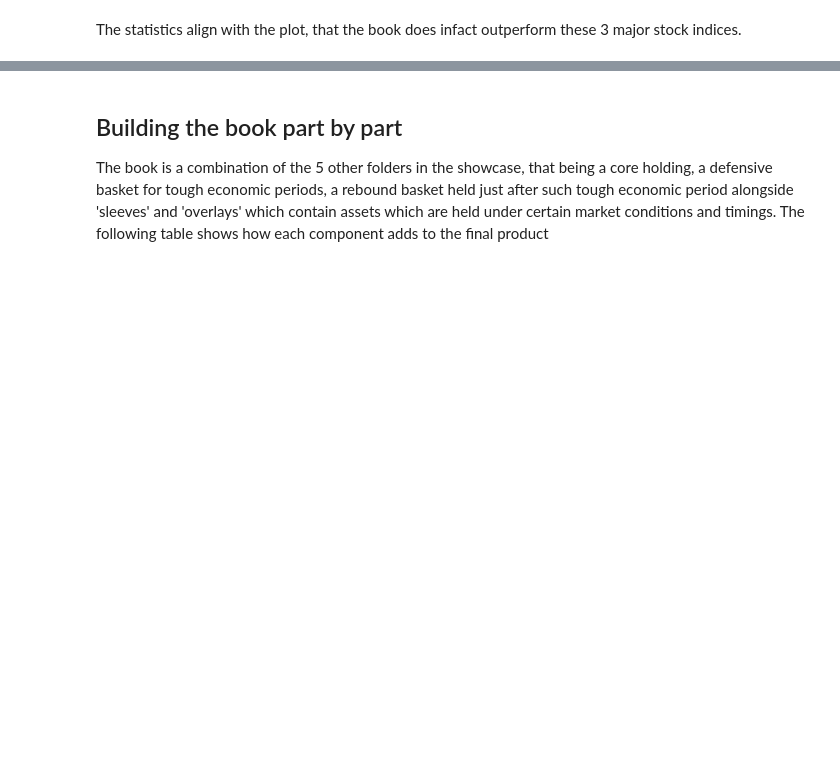
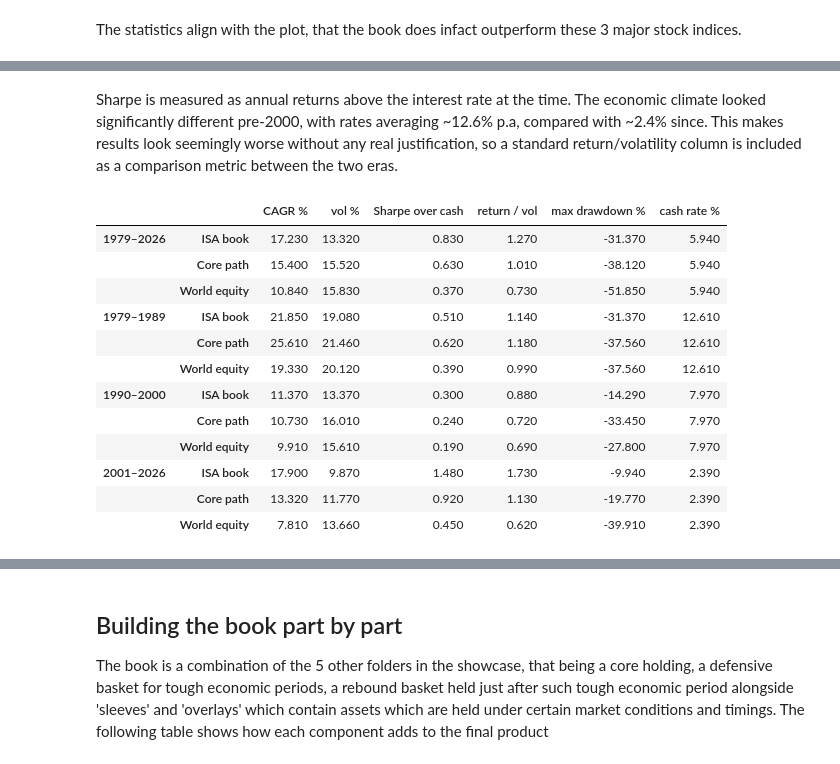
Before and after one commit to oscar-lewis-3333/trading-portfolio, a Jupyter notebook: isa_portfolio/isa_showcase/allocator/showcase.ipynb, the cells around one changed output, grey strips where cells are left out. Drawn from its saved outputs; the diff is of its cells as text; code cells hidden in the pictures; blank space fills up the shorter version.

Commit message:
Showcase: 1979-2026 history, forward Sharpe estimate: 0.9-1.3

```diff
--- a/isa_portfolio/isa_showcase/allocator/showcase.ipynb
+++ b/isa_portfolio/isa_showcase/allocator/showcase.ipynb
@@ -53,0 +67,32 @@ The statistics align with the plot, that the book does infact outperform these 3
+# %% [markdown]
+Sharpe is measured as annual returns above the interest rate at the time. The economic climate looked significantly different pre-2000, with rates averaging ~12.6% p.a, compared with ~2.4% since. This makes results look seemingly worse without any real justification, so a standard return/volatility column is included as a comparison metric between the two eras.
+# %%
+def period_stats(x, col):
+    r, n = x[col], len(x)
+    w = (1 + r).cumprod()
+    vol = r.std() * np.sqrt(12)
+    ex = r - x["cash"]
+    return {"CAGR %": 100 * ((1 + r).prod() ** (12 / n) - 1), "vol %": 100 * vol,
+            "Sharpe over cash": ex.mean() / ex.std() * np.sqrt(12), "return / vol": r.mean() * 12 / vol,
+            "max drawdown %": 100 * (w / w.cummax() - 1).min(),
+            "cash rate %": 100 * ((1 + x["cash"]).prod() ** (12 / n) - 1)}
+
+periods = {"1979–2026": ("1979", "2026"), "1979–1989": ("1979", "1989"),
+           "1990–2000": ("1990", "2001-01"), "2001–2026": ("2001-02", "2026")}
+rows = {(p, name): period_stats(L.loc[a:b], col) for p, (a, b) in periods.items()
+        for name, col in [("ISA book", "book"), ("Core path", "core_path"), ("World equity", "world_equity")]}
+pd.DataFrame(rows).T.round(2)
+# %% [output]
+|  |  | CAGR % | vol % | Sharpe over cash | return / vol | max drawdown % | cash rate % |
+| 1979–2026 | ISA book | 17.230 | 13.320 | 0.830 | 1.270 | -31.370 | 5.940 |
+|  | Core path | 15.400 | 15.520 | 0.630 | 1.010 | -38.120 | 5.940 |
+|  | World equity | 10.840 | 15.830 | 0.370 | 0.730 | -51.850 | 5.940 |
+| 1979–1989 | ISA book | 21.850 | 19.080 | 0.510 | 1.140 | -31.370 | 12.610 |
+|  | Core path | 25.610 | 21.460 | 0.620 | 1.180 | -37.560 | 12.610 |
+|  | World equity | 19.330 | 20.120 | 0.390 | 0.990 | -37.560 | 12.610 |
+| 1990–2000 | ISA book | 11.370 | 13.370 | 0.300 | 0.880 | -14.290 | 7.970 |
+|  | Core path | 10.730 | 16.010 | 0.240 | 0.720 | -33.450 | 7.970 |
+|  | World equity | 9.910 | 15.610 | 0.190 | 0.690 | -27.800 | 7.970 |
+| 2001–2026 | ISA book | 17.900 | 9.870 | 1.480 | 1.730 | -9.940 | 2.390 |
+|  | Core path | 13.320 | 11.770 | 0.920 | 1.130 | -19.770 | 2.390 |
+|  | World equity | 7.810 | 13.660 | 0.450 | 0.620 | -39.910 | 2.390 |
```
Also changed, not shown: parts of 17 cells of this notebook, 15 other files.
